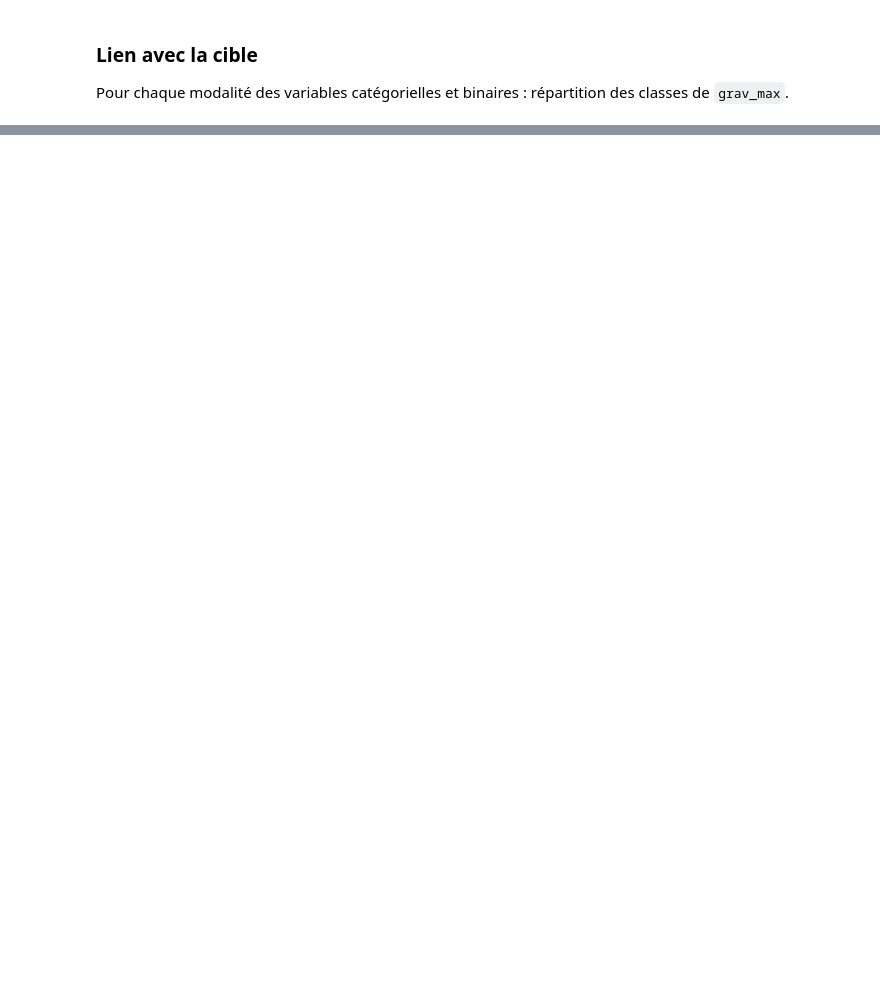
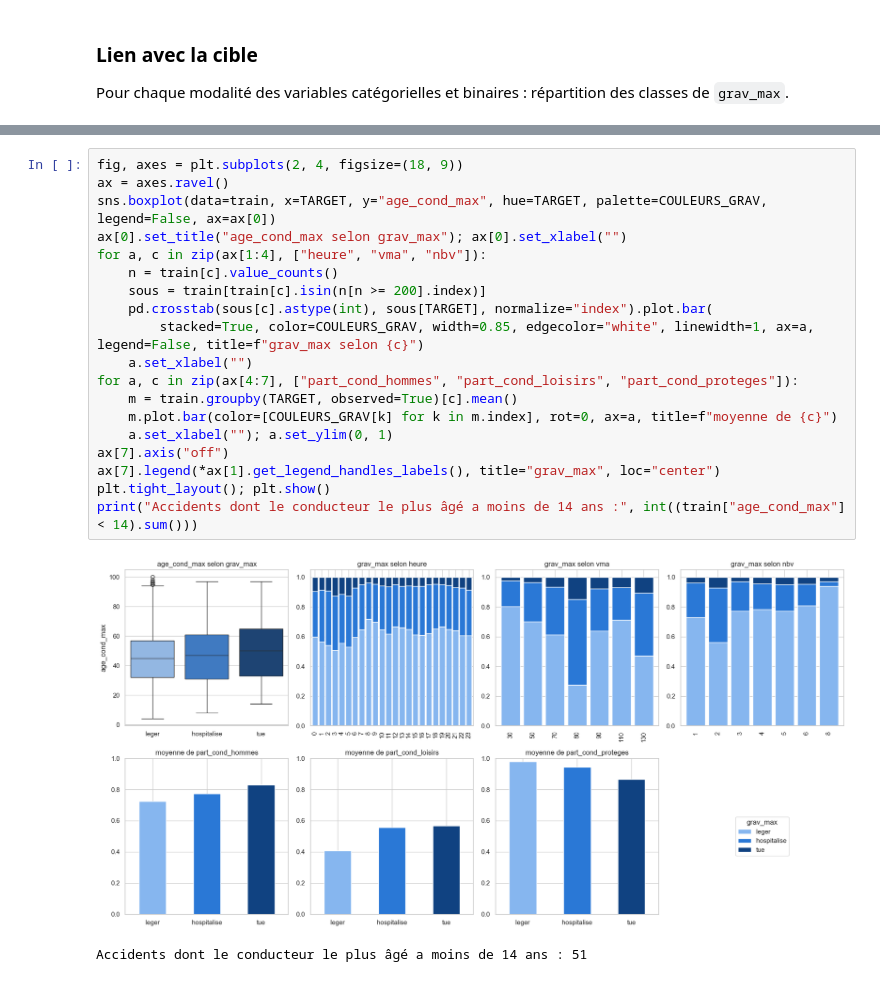
Before and after one commit to cyannure/aaa, a Jupyter notebook: notebooks/01_exploration.ipynb, the cells around one changed output, grey strips where cells are left out. Drawn from its saved outputs; the diff is of its cells as text; blank space fills up the shorter version.

```diff
--- a/notebooks/01_exploration.ipynb
+++ b/notebooks/01_exploration.ipynb
@@ -103,0 +234,22 @@ axes[0,0].legend(fontsize=7); plt.tight_layout(); plt.show()
+# %%
+fig, axes = plt.subplots(2, 4, figsize=(18, 9))
+ax = axes.ravel()
+sns.boxplot(data=train, x=TARGET, y="age_cond_max", hue=TARGET, palette=COULEURS_GRAV, legend=False, ax=ax[0])
+ax[0].set_title("age_cond_max selon grav_max"); ax[0].set_xlabel("")
+for a, c in zip(ax[1:4], ["heure", "vma", "nbv"]):
+    n = train[c].value_counts()
+    sous = train[train[c].isin(n[n >= 200].index)]
+    pd.crosstab(sous[c].astype(int), sous[TARGET], normalize="index").plot.bar(
+        stacked=True, color=COULEURS_GRAV, width=0.85, edgecolor="white", linewidth=1, ax=a, legend=False, title=f"grav_max selon {c}")
+    a.set_xlabel("")
+for a, c in zip(ax[4:7], ["part_cond_hommes", "part_cond_loisirs", "part_cond_proteges"]):
+    m = train.groupby(TARGET, observed=True)[c].mean()
+    m.plot.bar(color=[COULEURS_GRAV[k] for k in m.index], rot=0, ax=a, title=f"moyenne de {c}")
+    a.set_xlabel(""); a.set_ylim(0, 1)
+ax[7].axis("off")
+ax[7].legend(*ax[1].get_legend_handles_labels(), title="grav_max", loc="center")
+plt.tight_layout(); plt.show()
+print("Accidents dont le conducteur le plus âgé a moins de 14 ans :", int((train["age_cond_max"] < 14).sum()))
+# %% [output]
+[figure, added]
+Accidents dont le conducteur le plus âgé a moins de 14 ans : 51
```
Also changed, not shown: parts of 21 cells of this notebook, 4 other files.
